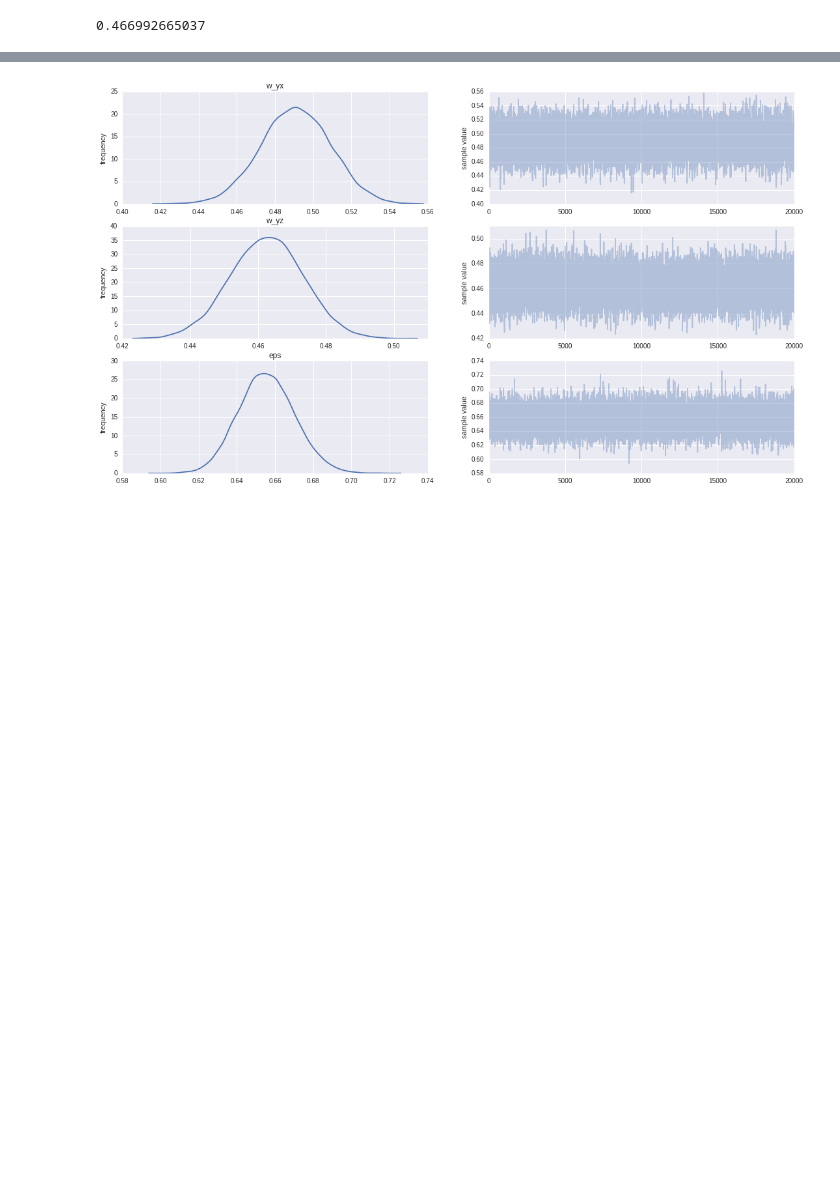
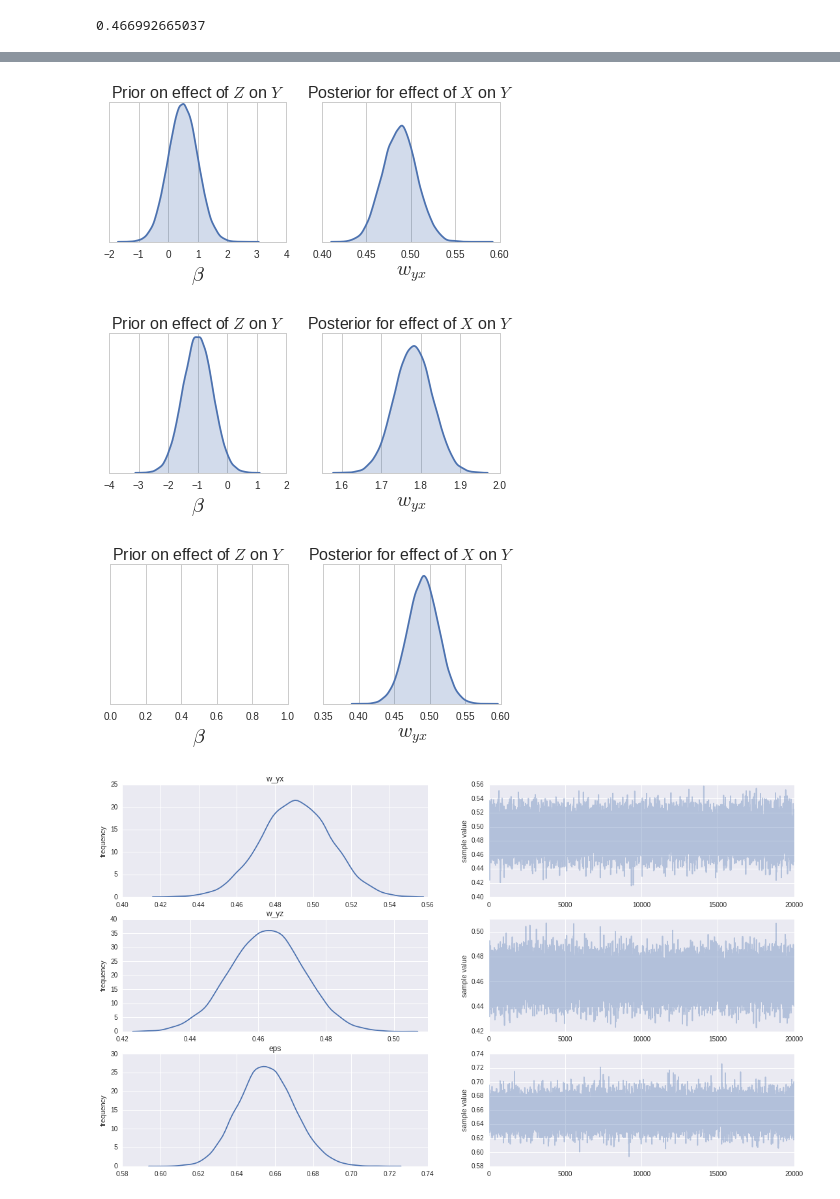
Before and after one commit to finnhacks42/causality, a Jupyter notebook: notebooks/Stan.ipynb, the cells around one changed output, grey strips where cells are left out. Drawn from its saved outputs; the diff is of its cells as text; code cells hidden in the pictures; blank space fills up the shorter version.

Commit message:
updates prior images again

```diff
--- a/notebooks/Stan.ipynb
+++ b/notebooks/Stan.ipynb
@@ -269,37 +269,43 @@ fit_good_prior = pystan.stan(model_code=stan_model_with_prior2, data=data, iter=
 # %%
 #There are five preset seaborn themes: darkgrid, whitegrid, dark, white, and ticks
 
 prior_loc = 0.5
 prior_scale=0.5
 
 def plot_prior_posterior(name,fit,prior_loc,prior_scale):
     sns.set_style('whitegrid')
     fig,ax = plt.subplots(1,2,figsize=(7,2.5))
 
     if prior_loc is not None:
         x = np.random.normal(loc=prior_loc,scale=prior_scale,size=100000)
         sns.kdeplot(x,shade=True,ax=ax[0])
 
 
     sns.kdeplot(fit.extract()['w_yx'],shade=True,ax=ax[1])
-    ax[0].set_title("Prior on $w_{yz}$")
-    ax[0].set_xlabel('$w_{yz}$')
+    ax[0].set_title("Prior on effect of $Z$ on $Y$")
+    ax[0].set_xlabel("$\\beta$")
     #ax[0].xaxis.set_visible(False)
     ax[0].yaxis.set_visible(False)
 
 
     ax[1].yaxis.set_visible(False)
     ax[1].set_xlabel('$w_{yx}$')
-    ax[1].set_title('Posterior for $w_{yx}$')
+    ax[1].set_title('Posterior for effect of $X$ on $Y$')
     #ax.get_xticklabels() + ax.get_yticklabels()
     for a in ax:
-        for item in ([a.title, a.xaxis.label, a.yaxis.label]):
-            item.set_fontsize(20)
+        a.xaxis.label.set_fontsize(20)
+        a.title.set_fontsize(16)
+        #for item in ([a.title, a.xaxis.label, a.yaxis.label]):
+        #    item.set_fontsize(20)
     fig.savefig(name+".pdf",dpi=1200,bbox_inches="tight")
 
 plot_prior_posterior("prior_good",fit_good_prior,.5,.5)
 plot_prior_posterior("prior_bad",fit_bad_prior,-1,.5)
 plot_prior_posterior("prior_none",fit_no_prior,None,None)
+# %% [output]
+[figure, added]
+[figure, added]
+[figure, added]
 # %%
 fit.plot()
 fig = matplotlib.pyplot.gcf()
```
Also changed, not shown: parts of 4 cells of this notebook, 7 other files.
